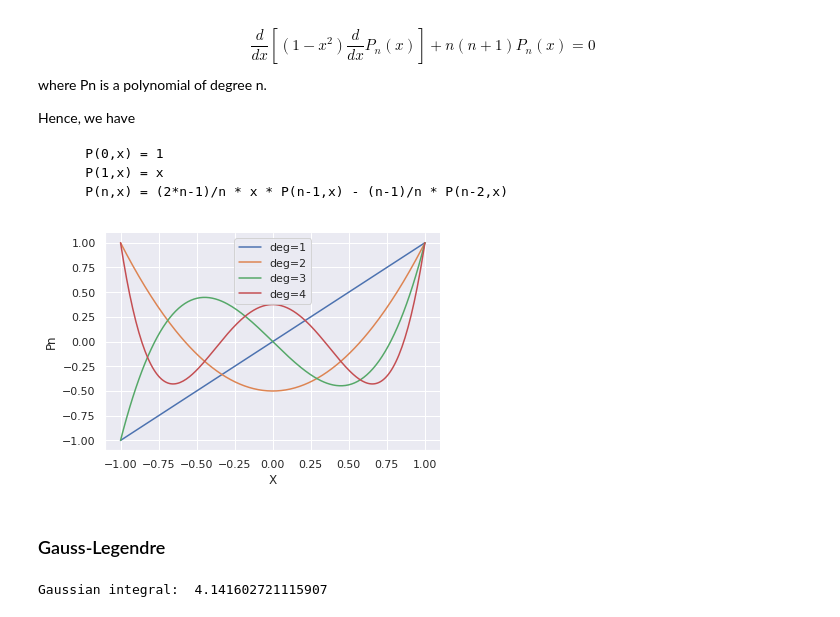
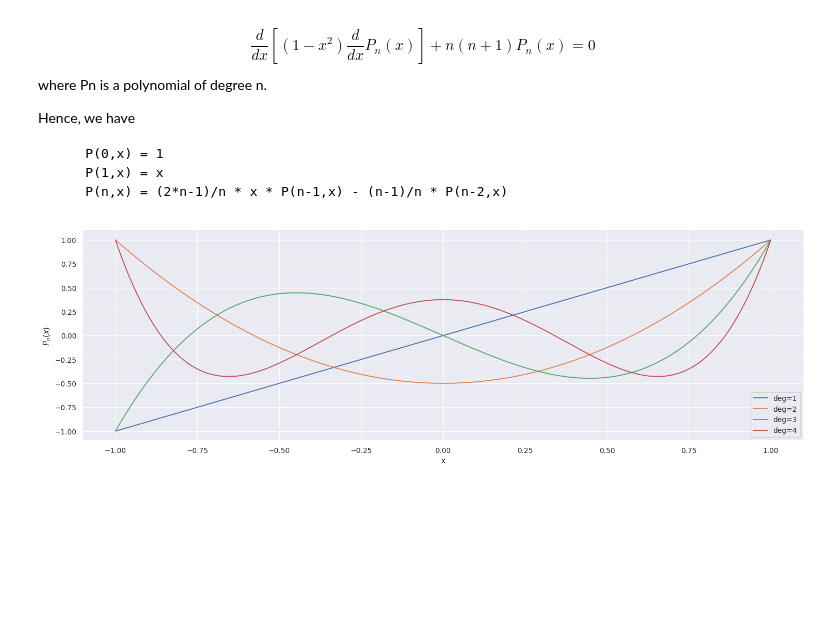
Before and after one commit to NhanDoV/crap-caculus, a Jupyter notebook: series_and_approximation/integration_approx.ipynb, the cells around one changed output. Cells and saved outputs as stored; diff of their text form; code cells hidden in the pictures; blank space fills up the shorter version.

Commit message:
update Gauss-Legendre approximation

```diff
--- a/series_and_approximation/integration_approx.ipynb
+++ b/series_and_approximation/integration_approx.ipynb
@@ -101,39 +100,15 @@ def Legendre_poly(n, x):
 # %%
 # Creating an array of x values
 x = np.linspace(-1, 1, 200)
-
-# for which polynomial values are evaluated and plotted
+plt.figure(figsize = (20, 6), dpi=90)
 for i in range(1, 5):
 
     # Labelling according to order
-    plt.plot(x, Legendre_poly(i, x), label ="deg={}".format(i))
+    plt.plot(x, dvn_aps.Legendre_poly(i, x), label ="deg={}".format(i))
 
 plt.legend(loc ="best")
-plt.xlabel("X")
-plt.ylabel("Pn")
+plt.xlabel("x")
+plt.ylabel("$P_n(x)$")
 plt.show()
 # %% [output]
-[figure, old version]
+[figure, new version]
-# %% [markdown]
-### Gauss-Legendre
-# %%
-import numpy as np
-
-E = np.array([-0.774597, 0.000000, 0.774597])
-A = np.array([0.555556, 0.888889, 0.555556])
-
-def gauss(f, a, b, E, A):
-    x = np.zeros(3)
-    for i in range(3):
-        x[i] = (b+a)/2 + (b-a)/2 *E[i]
-
-    return (b-a)/2 * (A[0]*f(x[0]) + A[1]*f(x[1]) + A[2]*f(x[2]))
-
-
-f = lambda x: 2 + np.sin(x)
-a = 0.0; b = np.pi/2
-
-areaGau = gauss(f, a, b, E, A)
-print("Gaussian integral: ", areaGau)
-# %% [output]
-Gaussian integral:  4.141602721115907
```
Also changed, not shown: parts of 10 cells of this notebook.
